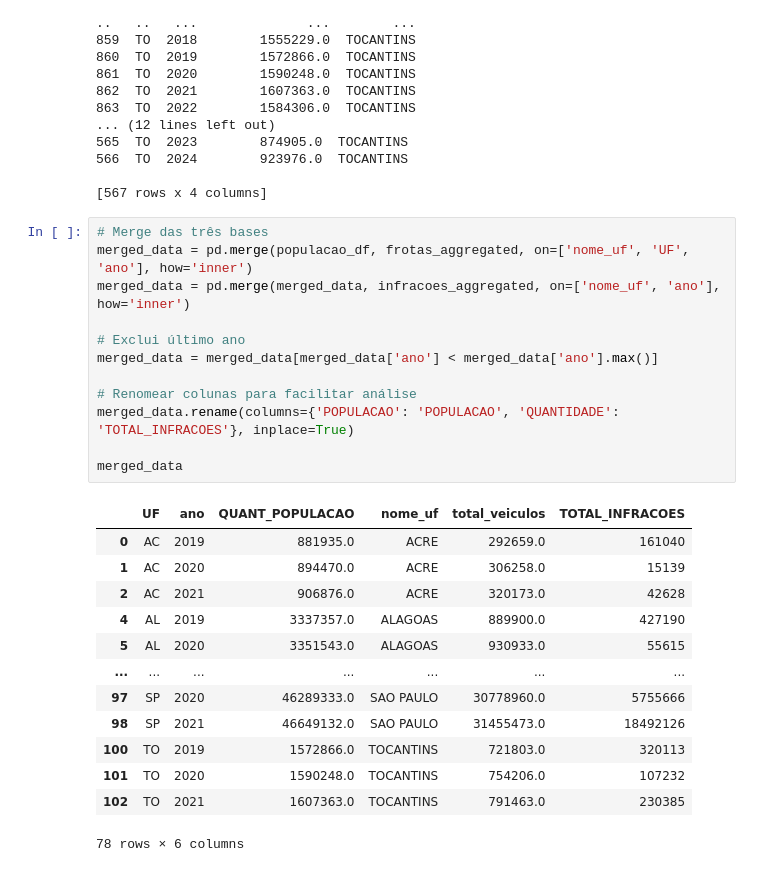
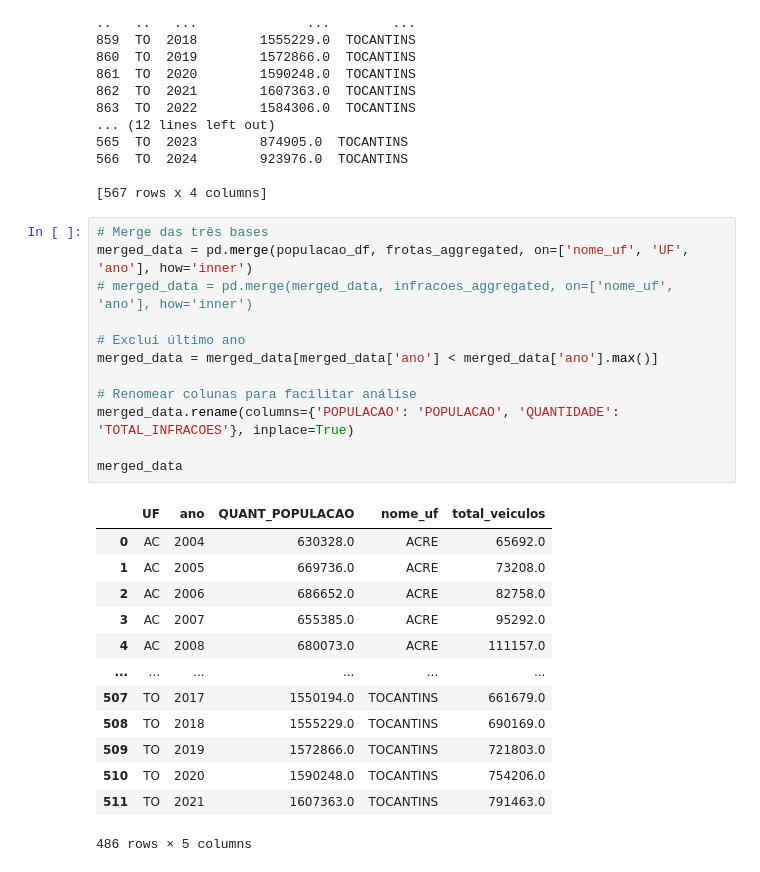
Before and after one commit to gabriel-dp/UFSJ-Data-Science, a Jupyter notebook: work/check_point_2/analise_veiculos_populacao_infracoes.ipynb, the cells around one changed output. Drawn from its saved outputs; the diff is of its cells as text.

```diff
--- a/work/check_point_2/analise_veiculos_populacao_infracoes.ipynb
+++ b/work/check_point_2/analise_veiculos_populacao_infracoes.ipynb
@@ -271,29 +271,29 @@ print(frotas_aggregated)
 # %%
 # Merge das três bases
 merged_data = pd.merge(populacao_df, frotas_aggregated, on=['nome_uf', 'UF', 'ano'], how='inner')
-merged_data = pd.merge(merged_data, infracoes_aggregated, on=['nome_uf', 'ano'], how='inner')
+# merged_data = pd.merge(merged_data, infracoes_aggregated, on=['nome_uf', 'ano'], how='inner')
 
 # Exclui último ano
 merged_data = merged_data[merged_data['ano'] < merged_data['ano'].max()]
 
 # Renomear colunas para facilitar análise
 merged_data.rename(columns={'POPULACAO': 'POPULACAO', 'QUANTIDADE': 'TOTAL_INFRACOES'}, inplace=True)
 
 merged_data
 # %% [output]
-|  | UF | ano | QUANT_POPULACAO | nome_uf | total_veiculos | TOTAL_INFRACOES |
-| 0 | AC | 2019 | 881935.0 | ACRE | 292659.0 | 161040 |
-| 1 | AC | 2020 | 894470.0 | ACRE | 306258.0 | 15139 |
-| 2 | AC | 2021 | 906876.0 | ACRE | 320173.0 | 42628 |
-| 4 | AL | 2019 | 3337357.0 | ALAGOAS | 889900.0 | 427190 |
-| 5 | AL | 2020 | 3351543.0 | ALAGOAS | 930933.0 | 55615 |
-| ... | ... | ... | ... | ... | ... | ... |
-| 97 | SP | 2020 | 46289333.0 | SAO PAULO | 30778960.0 | 5755666 |
-| 98 | SP | 2021 | 46649132.0 | SAO PAULO | 31455473.0 | 18492126 |
-| 100 | TO | 2019 | 1572866.0 | TOCANTINS | 721803.0 | 320113 |
-| 101 | TO | 2020 | 1590248.0 | TOCANTINS | 754206.0 | 107232 |
-| 102 | TO | 2021 | 1607363.0 | TOCANTINS | 791463.0 | 230385 |
+|  | UF | ano | QUANT_POPULACAO | nome_uf | total_veiculos |
+| 0 | AC | 2004 | 630328.0 | ACRE | 65692.0 |
+| 1 | AC | 2005 | 669736.0 | ACRE | 73208.0 |
+| 2 | AC | 2006 | 686652.0 | ACRE | 82758.0 |
+| 3 | AC | 2007 | 655385.0 | ACRE | 95292.0 |
+| 4 | AC | 2008 | 680073.0 | ACRE | 111157.0 |
+| ... | ... | ... | ... | ... | ... |
+| 507 | TO | 2017 | 1550194.0 | TOCANTINS | 661679.0 |
+| 508 | TO | 2018 | 1555229.0 | TOCANTINS | 690169.0 |
+| 509 | TO | 2019 | 1572866.0 | TOCANTINS | 721803.0 |
+| 510 | TO | 2020 | 1590248.0 | TOCANTINS | 754206.0 |
+| 511 | TO | 2021 | 1607363.0 | TOCANTINS | 791463.0 |
-78 rows × 6 columns
+486 rows × 5 columns
 # %%
 # Renomear colunas para facilitar análise
 merged_data.rename(columns={'QUANT_POPULACAO': 'populacao', 'TOTAL_INFRACOES': 'total_infracoes'}, inplace=True)
```
Also changed, not shown: parts of 6 cells of this notebook.
